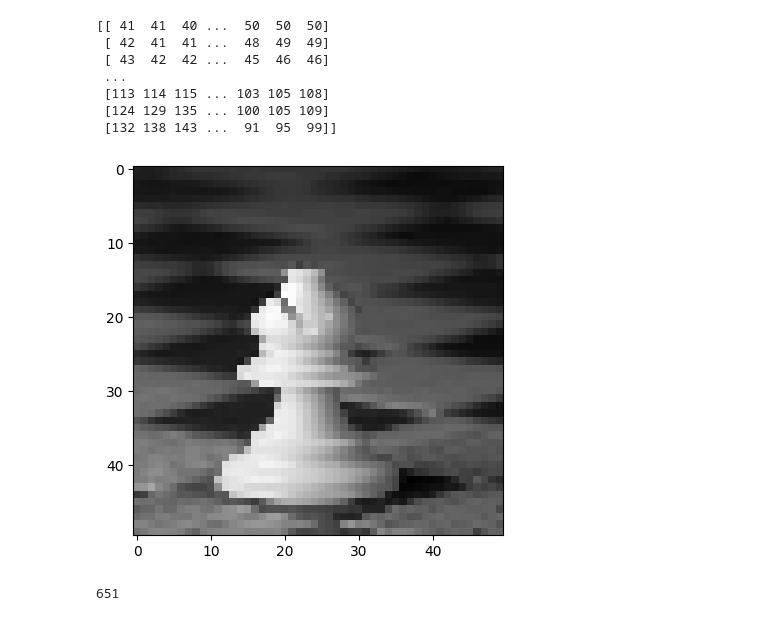
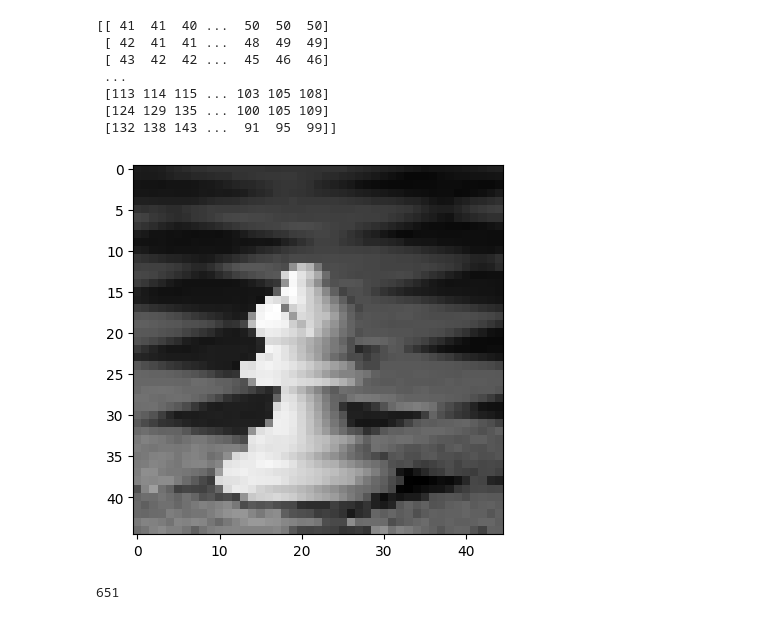
Before and after one commit to Beatrix-droid/introducing-CNNs, a Jupyter notebook: Untitled.ipynb, the cells around one changed output. Cells and saved outputs as stored; diff of their text form; code cells hidden in the pictures.

```diff
--- a/Untitled.ipynb
+++ b/Untitled.ipynb
@@ -45,12 +45,12 @@ print(img_array) #what our data looks like
  [132 138 143 ...  91  95  99]]
 # %%
 #normalise data by making eveyr image the same shape (in this case every image is 50 by 50)
-IMG_SIZE = 50
+IMG_SIZE = 45
 new_array=cv2.resize(img_array, (IMG_SIZE, IMG_SIZE))
 plt.imshow(new_array,cmap="gray" )
 plt.show()
 # %% [output]
-[figure, old version]
+[figure, new version]
 # %%
 #create the training dataset
 
```
Also changed, not shown: parts of 13 cells of this notebook, 6 other files.
